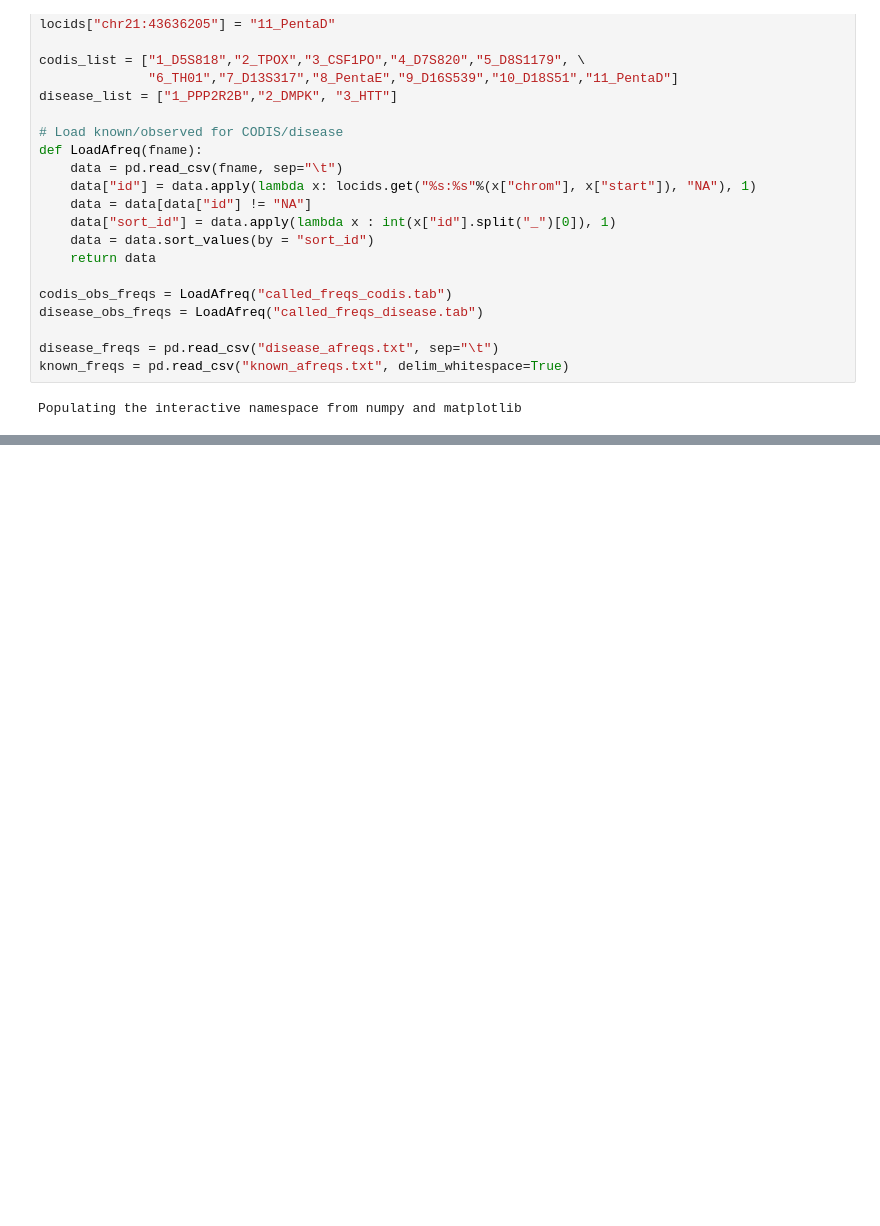
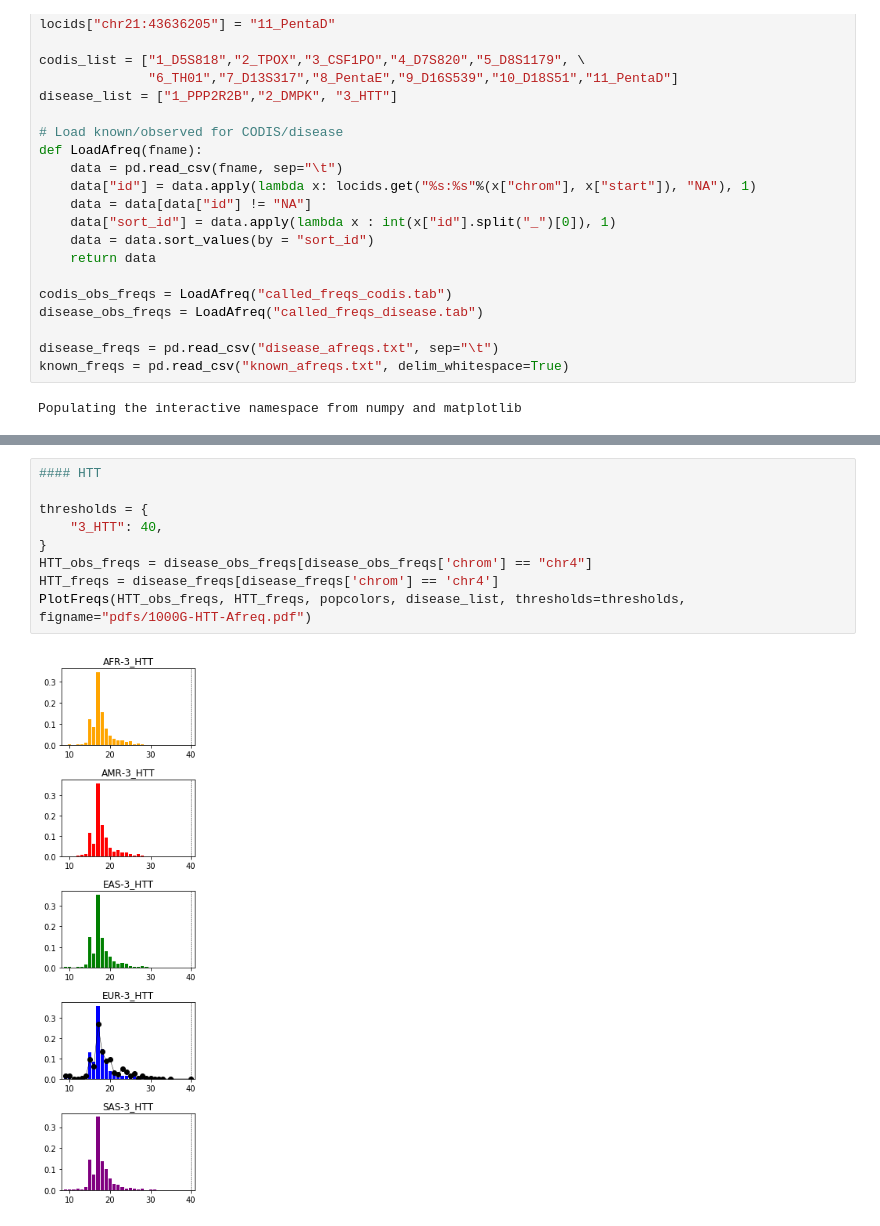
Before and after one commit to gymreklab/1000Genomes-TR-Analysis, a Jupyter notebook: afreqs/1000G-AlleleFreqsCompare.ipynb, the cells around one changed output, grey strips where cells are left out. Saved outputs shown, nothing was run; the diff lists cells and outputs as text; blank space fills up the shorter version.

```diff
--- a/afreqs/1000G-AlleleFreqsCompare.ipynb
+++ b/afreqs/1000G-AlleleFreqsCompare.ipynb
@@ -134,0 +138,11 @@ PlotFreqs(disease_obs_freqs, disease_freqs, popcolors, disease_list, thresholds=
+# %%
+#### HTT
+
+thresholds = {
+    "3_HTT": 40,
+}
+HTT_obs_freqs = disease_obs_freqs[disease_obs_freqs['chrom'] == "chr4"]
+HTT_freqs = disease_freqs[disease_freqs['chrom'] == 'chr4']
+PlotFreqs(HTT_obs_freqs, HTT_freqs, popcolors, disease_list, thresholds=thresholds, figname="pdfs/1000G-HTT-Afreq.pdf")
+# %% [output]
+[figure, added]
```
Also changed, not shown: parts of 2 cells of this notebook, 1 other file.
